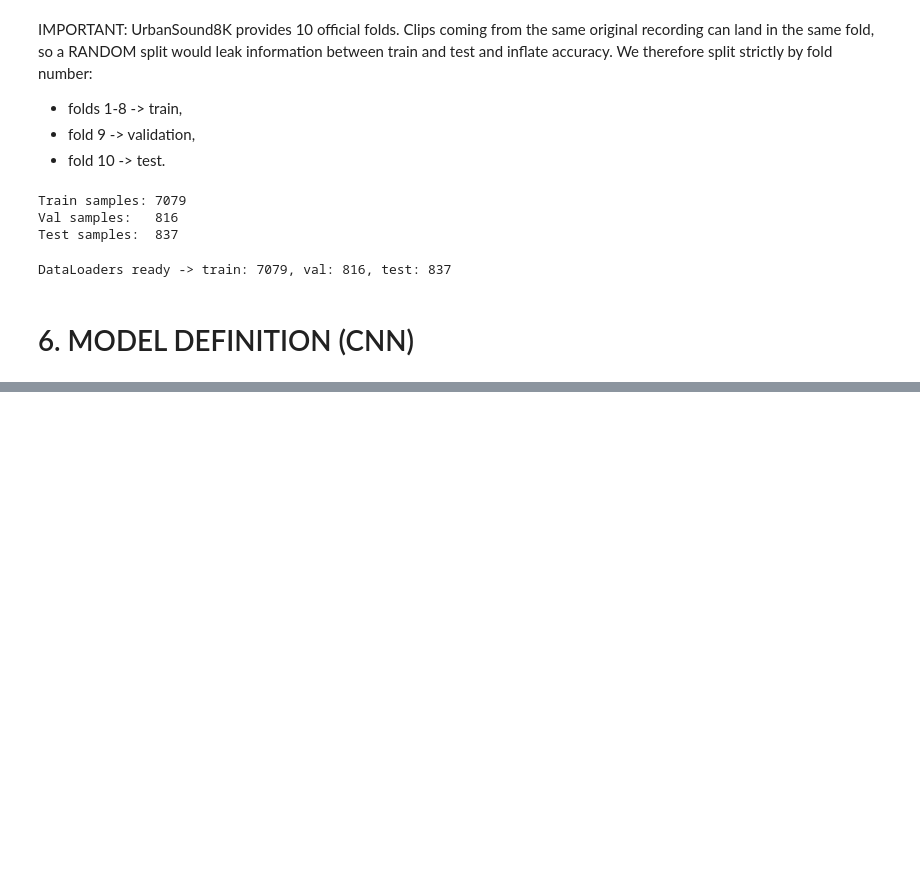
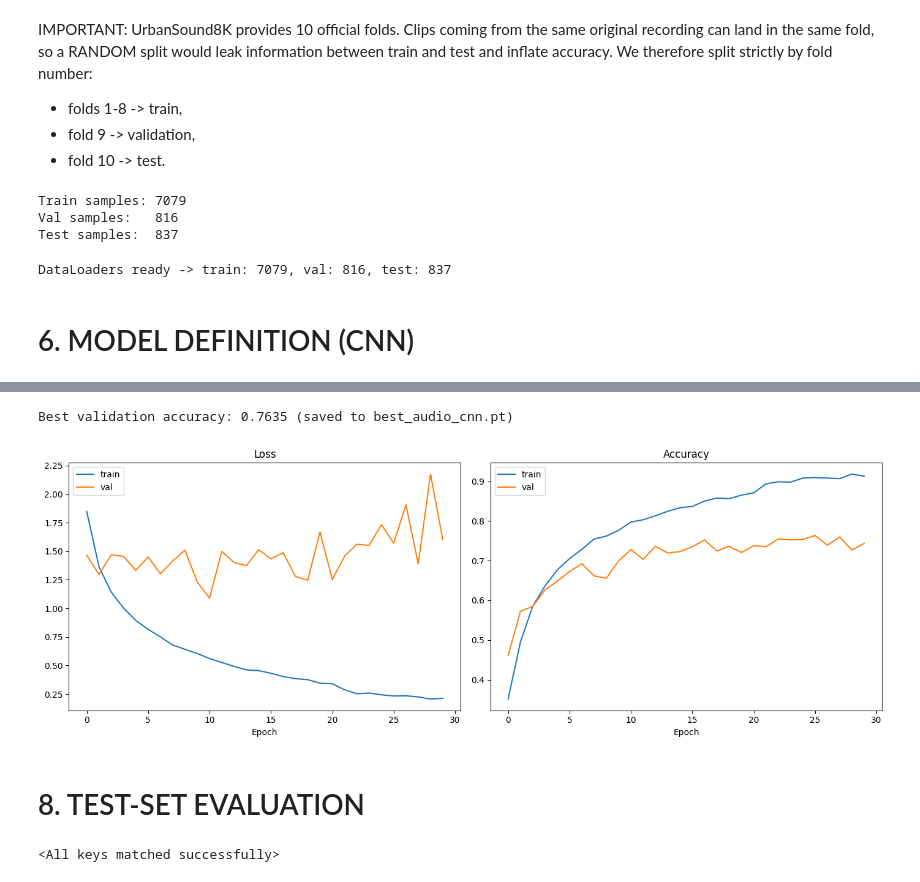
Before and after one commit to plavizmaj/Urban_Sound_8K, a Jupyter notebook: UrbanSound8K.ipynb, the cells around one changed output, grey strips where cells are left out. Drawn from its saved outputs; the diff is of its cells as text; code cells hidden in the pictures; blank space fills up the shorter version.

Commit message:
CNN model definition, training and test-set evaluation

```diff
--- a/UrbanSound8K.ipynb
+++ b/UrbanSound8K.ipynb
@@ -330,0 +427,29 @@ DataLoaders ready -> train: 7079, val: 816, test: 837
+# %%
+EPOCHS = 30
+LR = 1e-3
+MODEL_PATH = "best_audio_cnn.pt"
+# %%
+optimizer = optim.Adam(model.parameters(), lr=LR, weight_decay=1e-4)
+criterion = nn.CrossEntropyLoss()
+scheduler = optim.lr_scheduler.ReduceLROnPlateau(optimizer, mode="max", factor=0.5, patience=3)
+# %%
+history = {"train_loss": [], "train_acc": [], "val_loss": [], "val_acc": []}
+best_val_acc = 0.0
+
+for epoch in range(1, EPOCHS + 1):
+    train_loss, train_acc = train_one_epoch(model, train_loader, optimizer, criterion)
+    val_loss, val_acc, _, _ = evaluate(model, val_loader, criterion)
+    scheduler.step(val_acc)
+
+    history["train_loss"].append(train_loss)
+    history["train_acc"].append(train_acc)
+    history["val_loss"].append(val_loss)
+    history["val_acc"].append(val_acc)
+
+    if val_acc > best_val_acc:
+        best_val_acc = val_acc
+        torch.save(model.state_dict(), MODEL_PATH)
+
+    print(f"Epoch {epoch:02d}/{EPOCHS} | "
+          f"train_loss={train_loss:.4f} train_acc={train_acc:.4f} | "
+          f"val_loss={val_loss:.4f} val_acc={val_acc:.4f}")
@@ -330,0 +474,27 @@ DataLoaders ready -> train: 7079, val: 816, test: 837
+# %%
+print(f"Best validation accuracy: {best_val_acc:.4f} (saved to {MODEL_PATH})")
+# %% [output]
+Best validation accuracy: 0.7635 (saved to best_audio_cnn.pt)
+# %%
+fig, axes = plt.subplots(1, 2, figsize=(14, 5))
+axes[0].plot(history["train_loss"], label="train")
+axes[0].plot(history["val_loss"], label="val")
+axes[0].set_title("Loss")
+axes[0].set_xlabel("Epoch")
+axes[0].legend()
+
+axes[1].plot(history["train_acc"], label="train")
+axes[1].plot(history["val_acc"], label="val")
+axes[1].set_title("Accuracy")
+axes[1].set_xlabel("Epoch")
+axes[1].legend()
+plt.tight_layout()
+plt.show()
+# %% [output]
+[figure, added]
+# %% [markdown]
+# 8. TEST-SET EVALUATION
+# %%
+model.load_state_dict(torch.load(MODEL_PATH, map_location=DEVICE))
+# %% [output]
+<All keys matched successfully>
```
Also changed, not shown: parts of 11 cells of this notebook.
